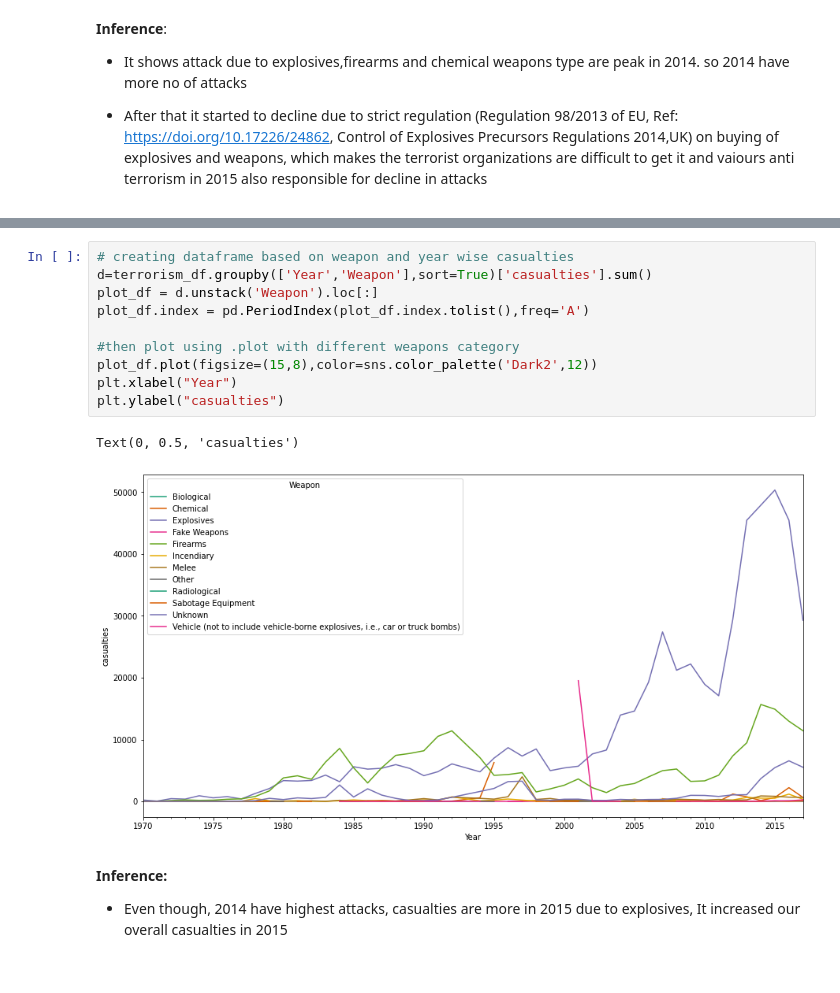
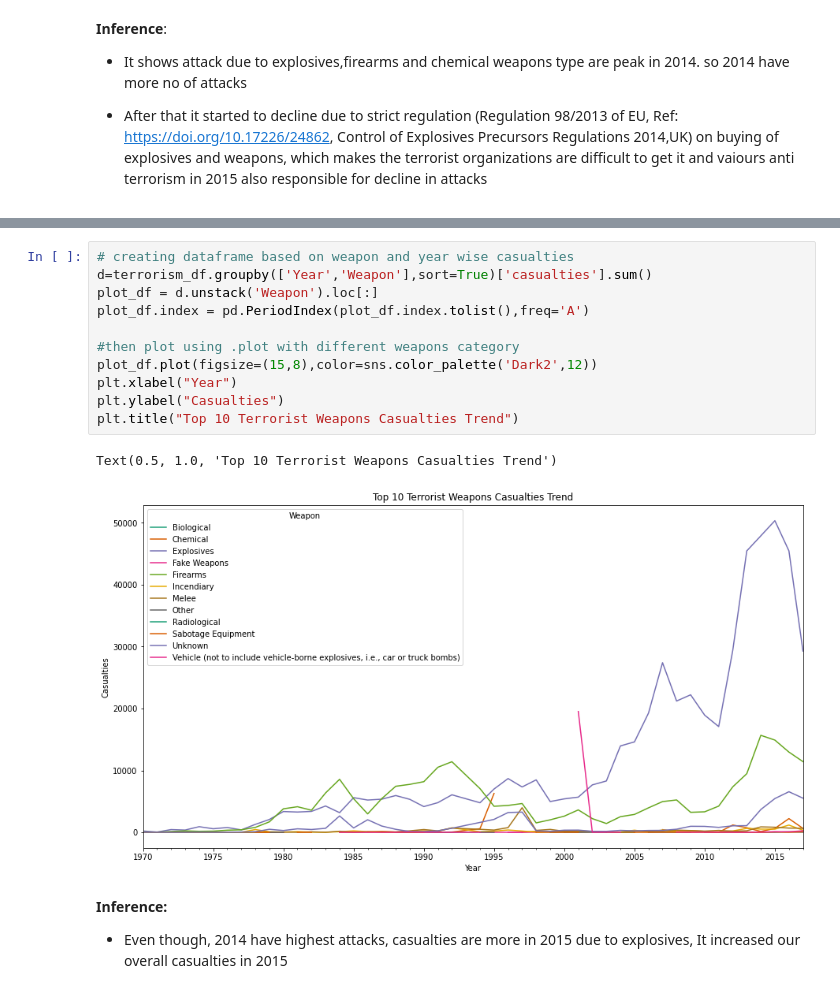
Before and after one commit to vak1997/Global-Terrorism, a Jupyter notebook: Global_Terrorism_EDA_Analysis_Capstone_Project_1.ipynb, the cells around one changed output, grey strips where cells are left out. Saved outputs shown, nothing was run; the diff lists cells and outputs as text.

```diff
--- a/Global_Terrorism_EDA_Analysis_Capstone_Project_1.ipynb
+++ b/Global_Terrorism_EDA_Analysis_Capstone_Project_1.ipynb
@@ -421,16 +424,17 @@ plt.show()
 # %%
 # creating dataframe based on weapon and year wise casualties
 d=terrorism_df.groupby(['Year','Weapon'],sort=True)['casualties'].sum()
 plot_df = d.unstack('Weapon').loc[:]
 plot_df.index = pd.PeriodIndex(plot_df.index.tolist(),freq='A')
 
 #then plot using .plot with different weapons category
 plot_df.plot(figsize=(15,8),color=sns.color_palette('Dark2',12))
 plt.xlabel("Year")
-plt.ylabel("casualties")
+plt.ylabel("Casualties")
+plt.title("Top 10 Terrorist Weapons Casualties Trend")
 # %% [output]
-Text(0, 0.5, 'casualties')
+Text(0.5, 1.0, 'Top 10 Terrorist Weapons Casualties Trend')
-[figure, old version]
+[figure, new version]
 # %% [markdown]
 **Inference:**
 
```
Also changed, not shown: parts of 8 cells of this notebook.
